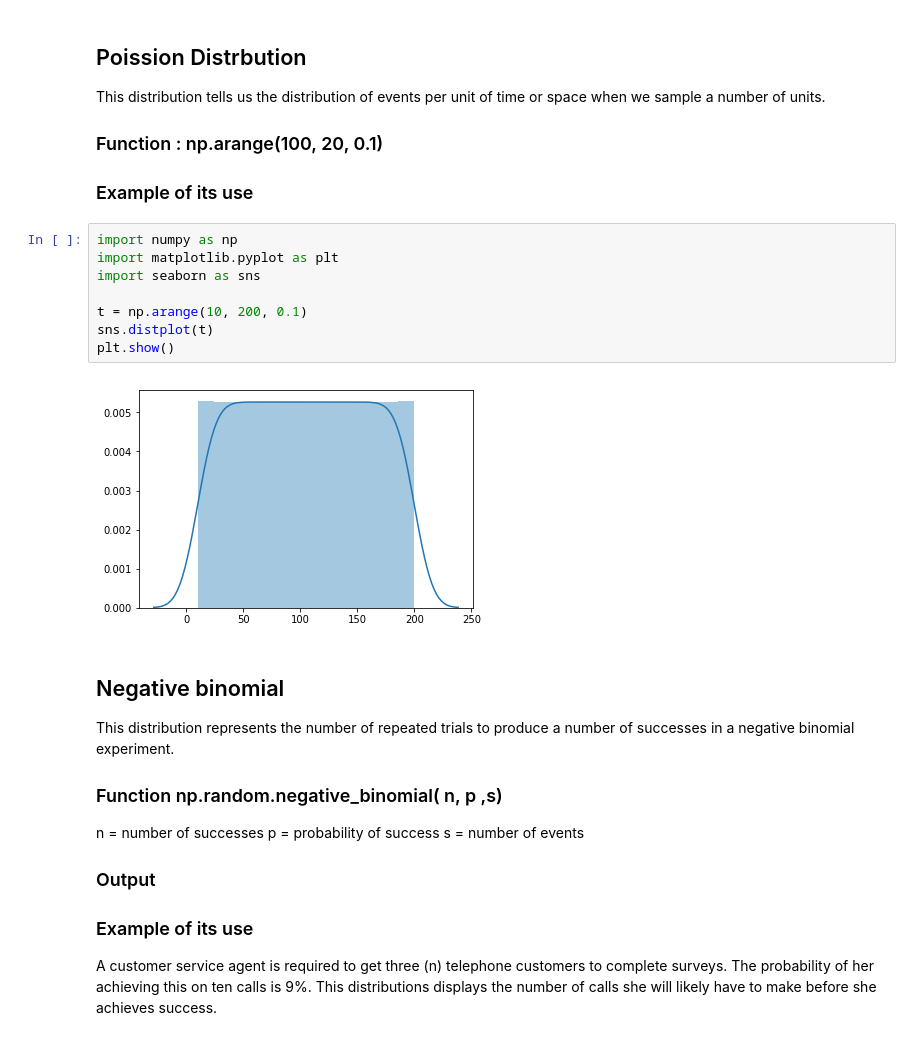
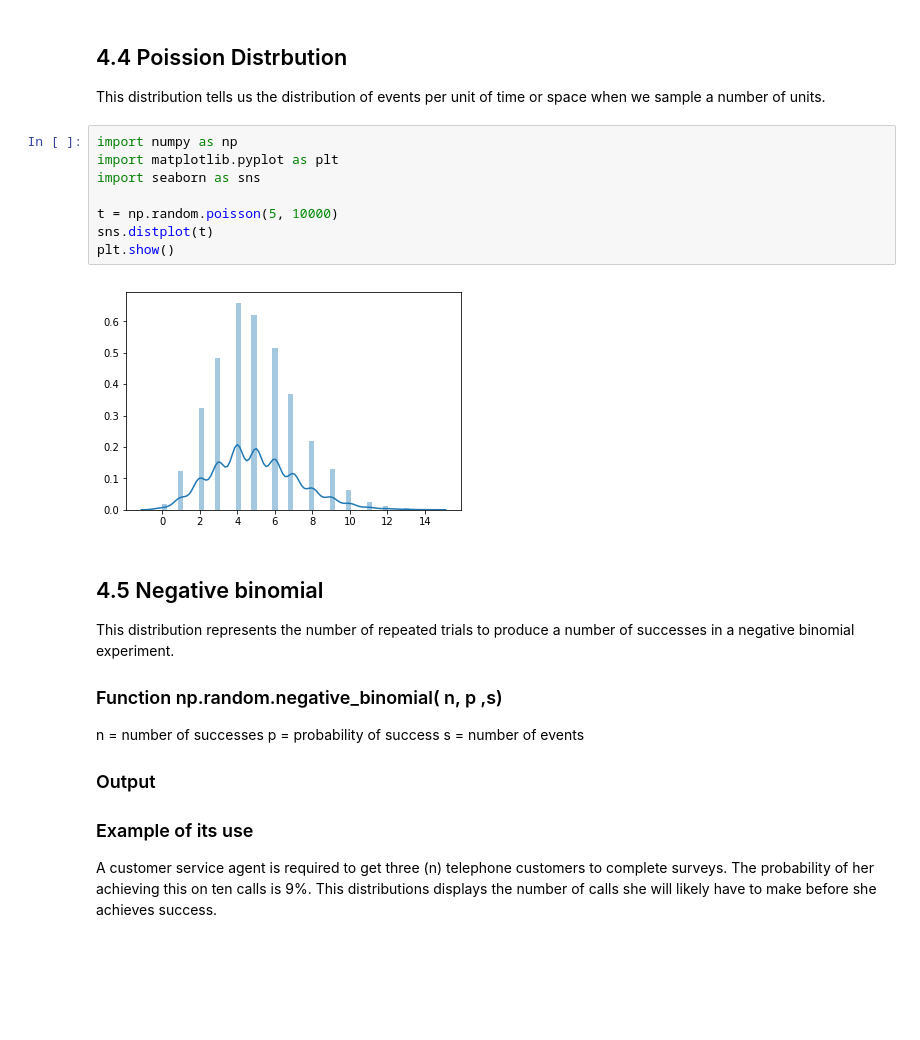
Before and after one commit to roisinanglim/numpy-random, a Jupyter notebook: numpy-random.ipynb, the cells around one changed output. Cells and saved outputs as stored; diff of their text form; blank space fills up the shorter version.

```diff
--- a/numpy-random.ipynb
+++ b/numpy-random.ipynb
@@ -97,23 +119,19 @@ plt.show()
 # %% [markdown]
-## Poission Distrbution
+## 4.4 Poission Distrbution
 
 This distribution tells us the distribution of events per unit of time or space when we sample a number of  units.
-
-### Function : np.arange(100, 20, 0.1)
-
-### Example of its use
 # %%
 import numpy as np
 import matplotlib.pyplot as plt
 import seaborn as sns
 
-t = np.arange(10, 200, 0.1)
+t = np.random.poisson(5, 10000)
 sns.distplot(t)
 plt.show()
 # %% [output]
-[figure, old version]
+[figure, new version]
 # %% [markdown]
-## Negative binomial
+## 4.5  Negative binomial
 
 This distribution represents the number of repeated trials to produce a number of successes in a negative binomial experiment.
 
```
Also changed, not shown: parts of 18 cells of this notebook.
